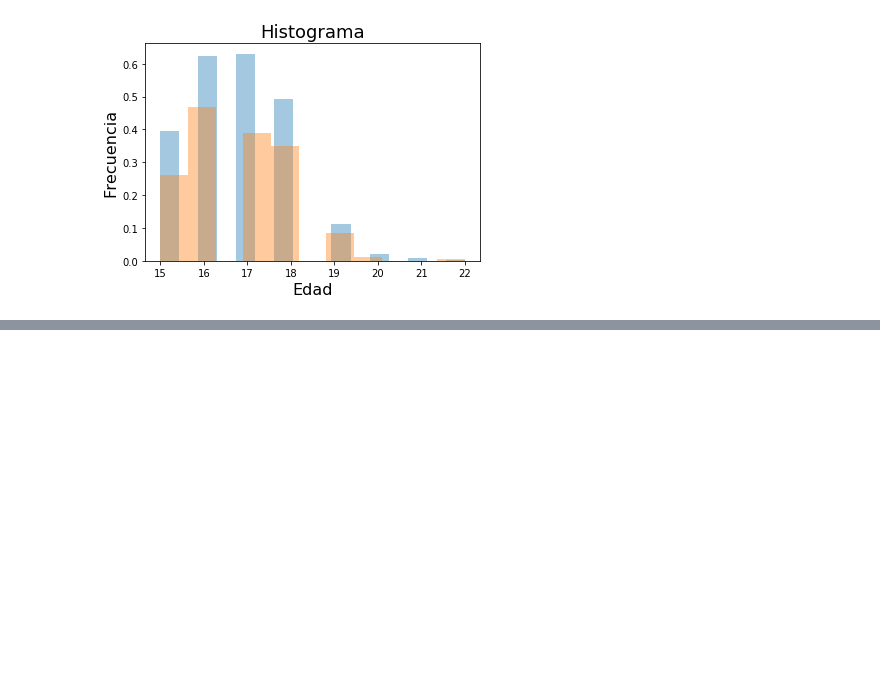
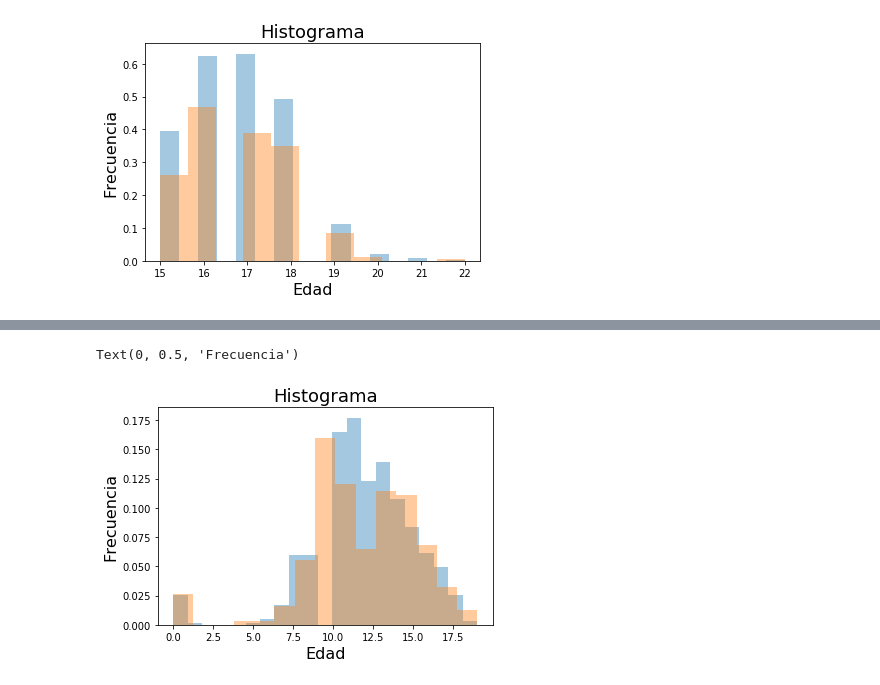
Before and after one commit to diegostaPy/cursoSociedadCientifica, a Jupyter notebook: ejemploActividad1.ipynb, the cells around one changed output, grey strips where cells are left out. Saved outputs shown, nothing was run; the diff lists cells and outputs as text; code cells hidden in the pictures; blank space fills up the shorter version.

```diff
--- a/ejemploActividad1.ipynb
+++ b/ejemploActividad1.ipynb
@@ -189,0 +223,9 @@ plt.ylabel('Frecuencia', fontsize=16)
+# %%
+sns.distplot(poblacion["G3"], kde=False,norm_hist=True)
+sns.distplot(muestra["G3"] ,kde=False,norm_hist=True)
+plt.title('Histograma', fontsize=18)
+plt.xlabel('Edad', fontsize=16)
+plt.ylabel('Frecuencia', fontsize=16)
+# %% [output]
+Text(0, 0.5, 'Frecuencia')
+[figure, added]
```
Also changed, not shown: parts of 4 cells of this notebook, 1 other file.
